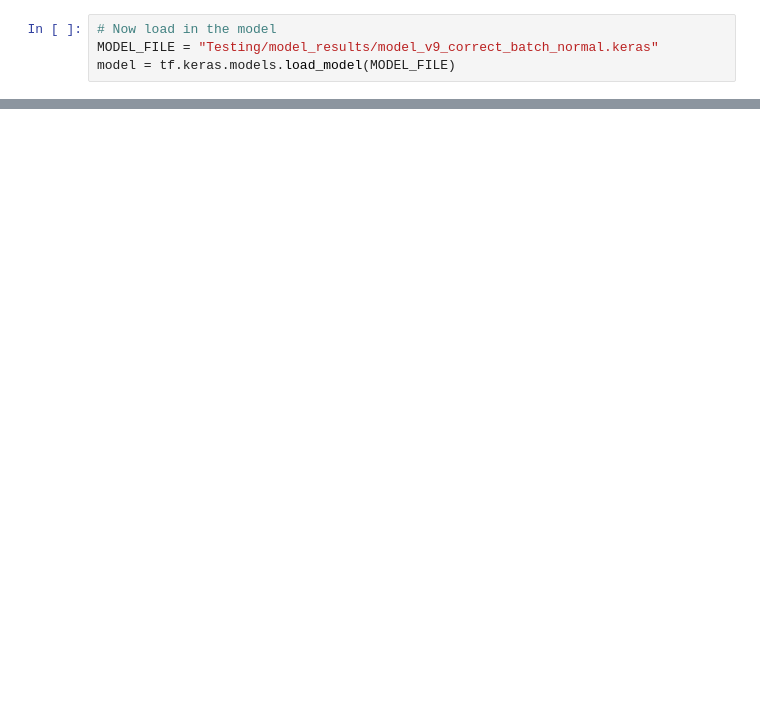
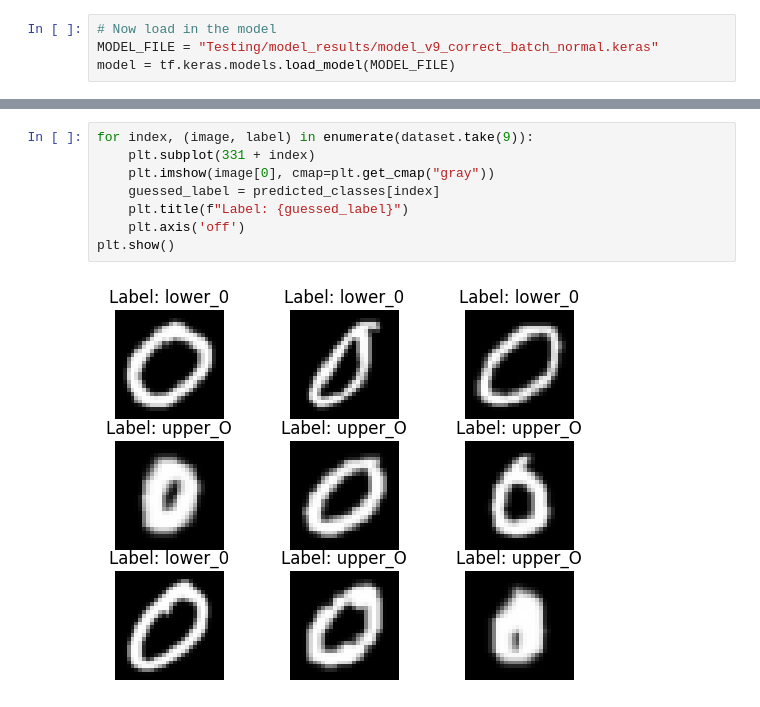
Before and after one commit to LucasFerguson/Handwriting-Recognition-CS584, a Jupyter notebook: presentation_script.ipynb, the cells around one changed output, grey strips where cells are left out. Saved outputs shown, nothing was run; the diff lists cells and outputs as text; blank space fills up the shorter version.

```diff
--- a/presentation_script.ipynb
+++ b/presentation_script.ipynb
@@ -64,3 +88,13 @@ predicted_classes = [CLASS_NAMES[np.argmax(label)] for label in predictions]
+# %%
+for index, (image, label) in enumerate(dataset.take(9)):
+    plt.subplot(331 + index)
+    plt.imshow(image[0], cmap=plt.get_cmap("gray"))
+    guessed_label = predicted_classes[index]
+    plt.title(f"Label: {guessed_label}")
+    plt.axis('off')
+plt.show()
+# %% [output]
+[figure, added]
 # %%
 results = model.evaluate(dataset)
 print("Loss and Metrics:", results)
```
Also changed, not shown: parts of 5 cells of this notebook, 1 other file.
